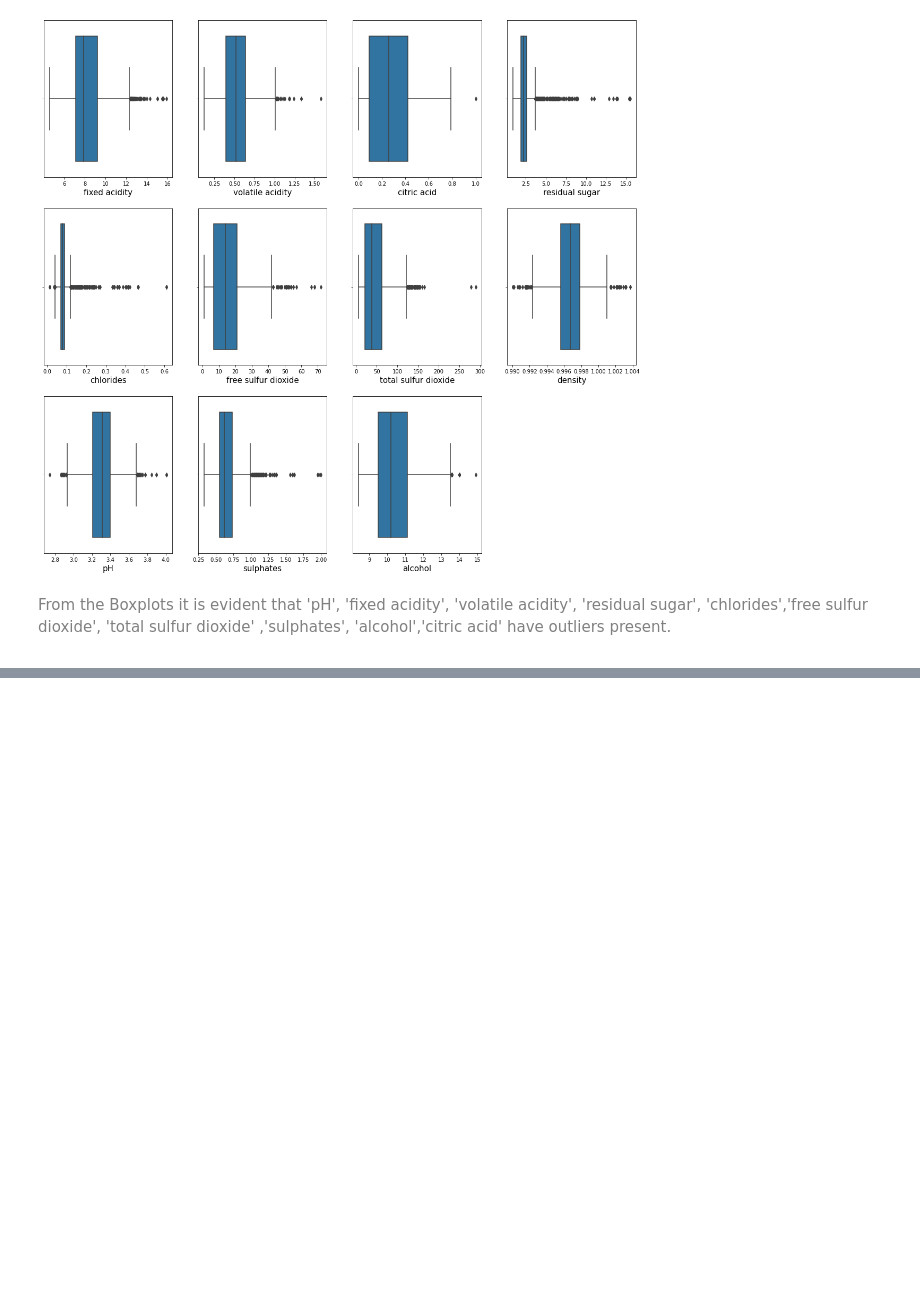
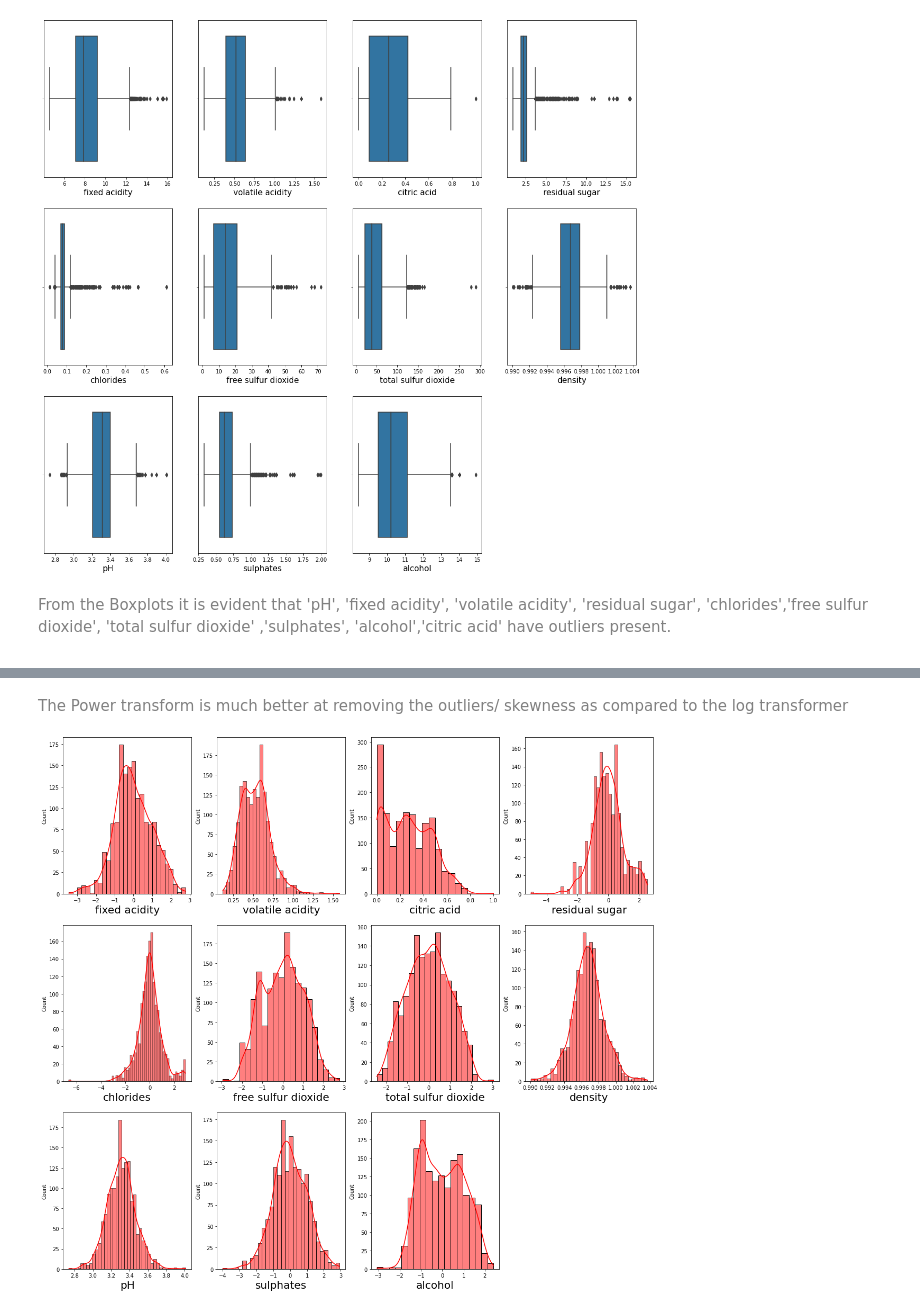
Before and after one commit to zobekenobe/DataTrained-Projects, a Jupyter notebook: Practice Project 3 Red Wine Quality Prediction .ipynb, the cells around one changed output, grey strips where cells are left out. Saved outputs shown, nothing was run; the diff lists cells and outputs as text; code cells hidden in the pictures; blank space fills up the shorter version.

```diff
--- a/Practice Project 3 Red Wine Quality Prediction .ipynb
+++ b/Practice Project 3 Red Wine Quality Prediction .ipynb
@@ -176,0 +207,11 @@ From the Boxplots it is evident that 'pH', 'fixed acidity', 'volatile acidity',
+# %%
+# Trying Log and Power transformations to remove the skewness and outliers
+feat = ['fixed acidity','residual sugar','chlorides','free sulfur dioxide','total sulfur dioxide','sulphates','alcohol']
+skewed_df = df[feat].copy()
+# %%
+# Trying a Log transformation
+
+for col in skewed_df:
+    skewed_df[col] = np.log(skewed_df[col])
+
+skewed_df.skew().sort_values()
@@ -176,0 +227,14 @@ From the Boxplots it is evident that 'pH', 'fixed acidity', 'volatile acidity',
+# %%
+# Trying a power transformation for removing the skewness
+from sklearn.preprocessing import PowerTransformer
+powtrans= PowerTransformer(method='yeo-johnson', standardize=True)
+power_df = df[feat].copy()
+# before transformation
+power_df.skew()
+transformed_df= powtrans.fit_transform(power_df)
+
+#to convert numpy array back into dataframe
+transformed_df = pd.DataFrame(transformed_df, columns=power_df.columns)
+
+#checking for the skewness after the
+transformed_df.skew().sort_values()
@@ -176,0 +250,23 @@ From the Boxplots it is evident that 'pH', 'fixed acidity', 'volatile acidity',
+# %% [markdown]
+<font color = gray>
+The Power transform is much better at removing the outliers/ skewness as compared to the log transformer
+</font>
+# %%
+transformed_df.index = df.index
+df[feat] = transformed_df[feat]
+# creating a features and labels variables
+x = df.drop('quality', axis = 1)
+y = df['quality'].copy()
+# %%
+# checking for the skewness and distribution of transformed dataset
+plt.figure(figsize = (20, 25), facecolor = 'white')
+count = 1
+for col in x.columns:
+    plt.subplot(4,4,count)
+    sns.histplot(x = x[col], kde = True, color = 'red')
+    plt.xlabel(col, fontsize = 20)
+    count += 1
+
+plt.show()
+# %% [output]
+[figure, added]
```
Also changed, not shown: parts of 7 cells of this notebook.
